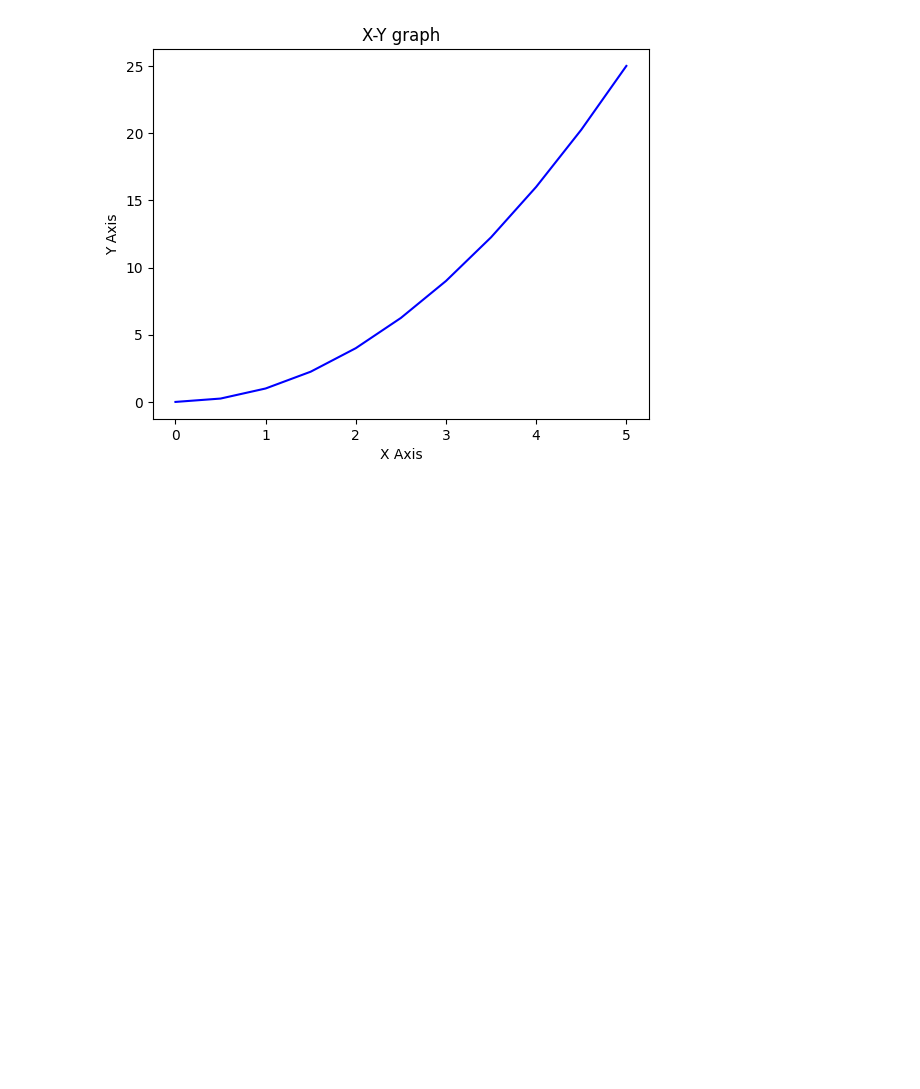
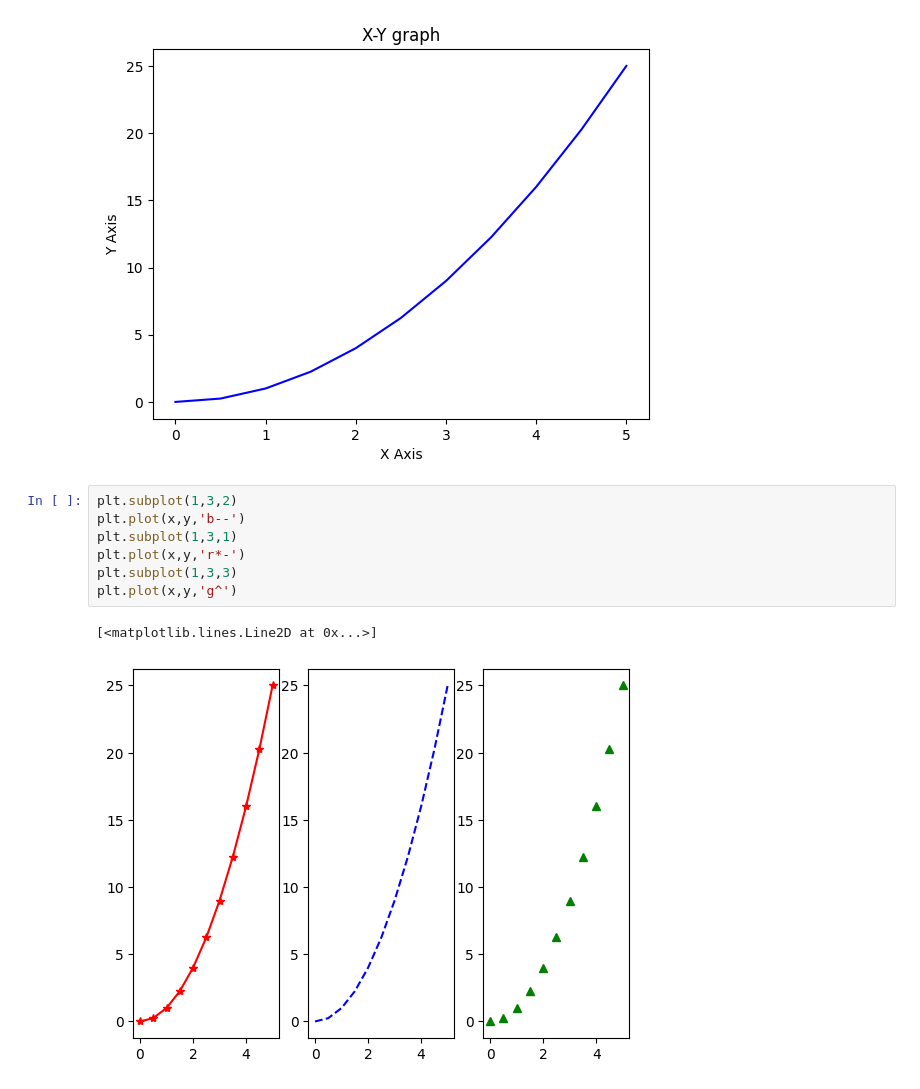
Before and after one commit to ashvikas23/DSL, a Jupyter notebook: prgm3.ipynb, the cells around one changed output. Cells and saved outputs as stored; diff of their text form; blank space fills up the shorter version.

```diff
--- a/prgm3.ipynb
+++ b/prgm3.ipynb
@@ -19,3 +19,13 @@ plt.title('X-Y graph')
 plt.show()
 # %% [output]
 [figure]
+# %%
+plt.subplot(1,3,2)
+plt.plot(x,y,'b--')
+plt.subplot(1,3,1)
+plt.plot(x,y,'r*-')
+plt.subplot(1,3,3)
+plt.plot(x,y,'g^')
+# %% [output]
+[<matplotlib.lines.Line2D at 0x...>]
+[figure, added]
```
Also changed, not shown: parts of 1 cell of this notebook.
